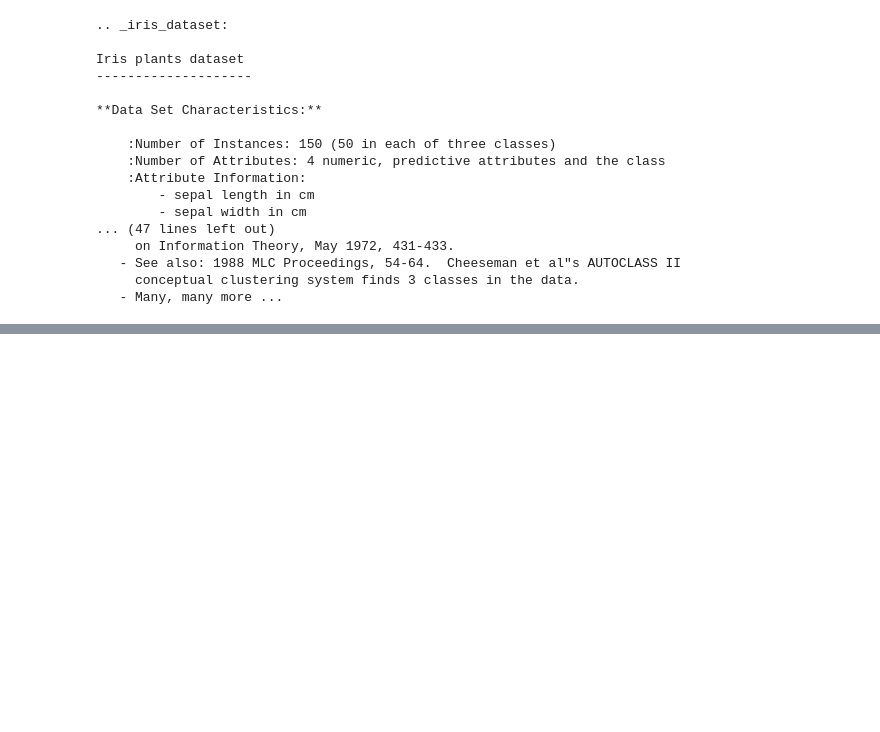
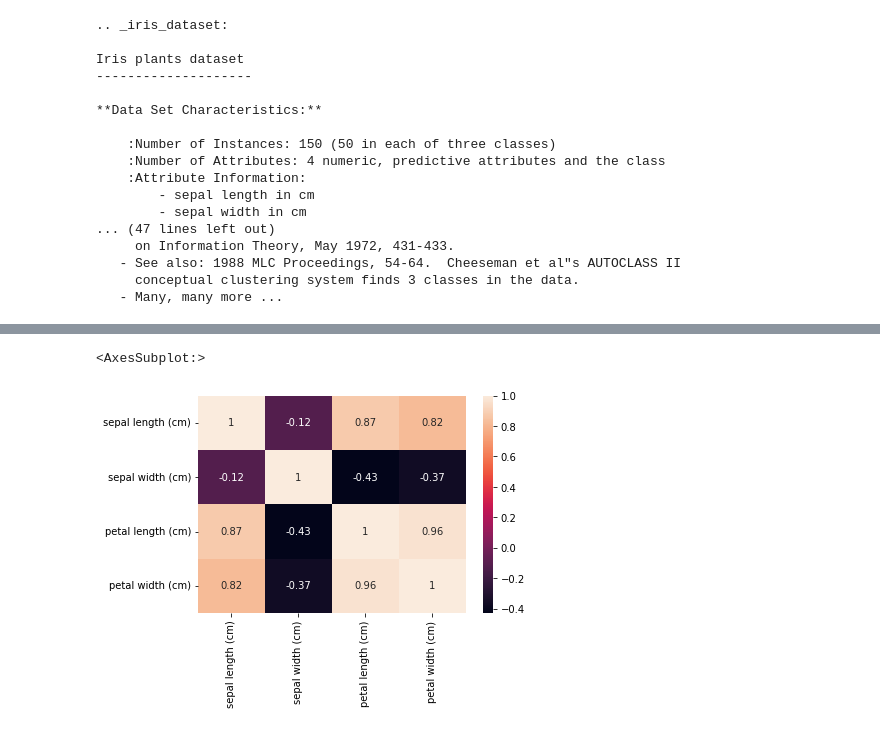
Before and after one commit to FabianAndersson17/Machinelearning-Fabian-Andersson, a Jupyter notebook: Exercises/Exrecise_4_logistic_regression.ipynb, the cells around one changed output, grey strips where cells are left out. Cells and saved outputs as stored; diff of their text form; code cells hidden in the pictures; blank space fills up the shorter version.

```diff
--- a/Exercises/Exrecise_4_logistic_regression.ipynb
+++ b/Exercises/Exrecise_4_logistic_regression.ipynb
@@ -76,0 +79,5 @@ Index(['sepal length (cm)', 'sepal width (cm)', 'petal length (cm)',
+# %%
+sns.heatmap(iris_df.drop(["target", "specie_name"], axis="columns").corr(), annot=True)
+# %% [output]
+<AxesSubplot:>
+[figure, added]
```
Also changed, not shown: parts of 8 cells of this notebook.
